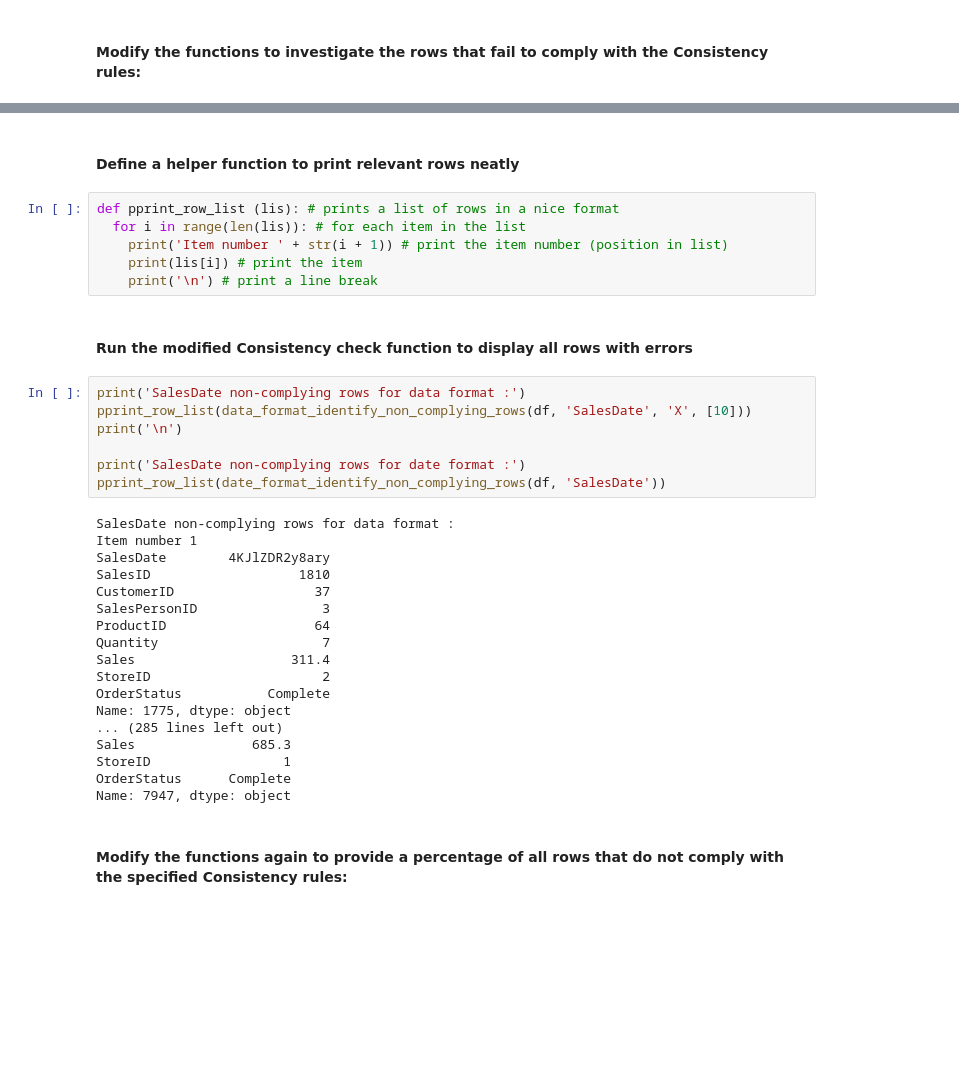
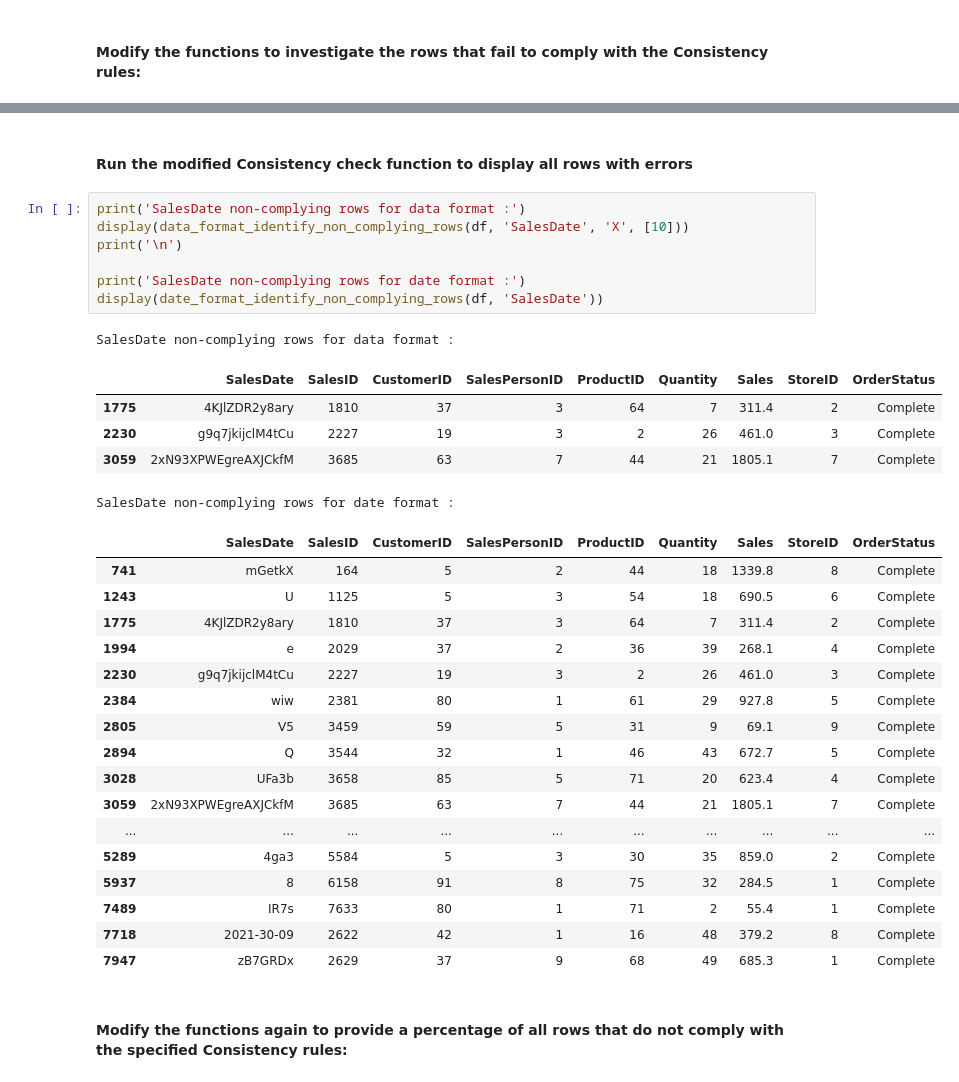
Before and after one commit to elacs/datacon_hands_on, a Jupyter notebook: datacon_hands_on_binder_ran.ipynb, the cells around one changed output, grey strips where cells are left out. Cells and saved outputs as stored; diff of their text form; blank space fills up the shorter version.

```diff
--- a/datacon_hands_on_binder_ran.ipynb
+++ b/datacon_hands_on_binder_ran.ipynb
@@ -250,38 +250,36 @@ def date_format_identify_non_complying_rows (df, column_name): # returns a list
-# %% [markdown]
-#### Define a helper function to print relevant rows neatly
-# %%
-def pprint_row_list (lis): # prints a list of rows in a nice format
-  for i in range(len(lis)): # for each item in the list
-    print('Item number ' + str(i + 1)) # print the item number (position in list)
-    print(lis[i]) # print the item
-    print('\n') # print a line break
 # %% [markdown]
 #### Run the modified **Consistency** check function to display all rows with errors
 # %%
 print('SalesDate non-complying rows for data format :')
-pprint_row_list(data_format_identify_non_complying_rows(df, 'SalesDate', 'X', [10]))
+display(data_format_identify_non_complying_rows(df, 'SalesDate', 'X', [10]))
 print('\n')
 
 print('SalesDate non-complying rows for date format :')
-pprint_row_list(date_format_identify_non_complying_rows(df, 'SalesDate'))
+display(date_format_identify_non_complying_rows(df, 'SalesDate'))
 # %% [output]
 SalesDate non-complying rows for data format :
-Item number 1
-SalesDate        4KJlZDR2y8ary
-SalesID                   1810
-CustomerID                  37
-SalesPersonID                3
-ProductID                   64
-Quantity                     7
-Sales                    311.4
-StoreID                      2
-OrderStatus           Complete
-Name: 1775, dtype: object
-... (285 lines left out)
-Sales               685.3
-StoreID                 1
-OrderStatus      Complete
-Name: 7947, dtype: object
+|  | SalesDate | SalesID | CustomerID | SalesPersonID | ProductID | Quantity | Sales | StoreID | OrderStatus |
+| 1775 | 4KJlZDR2y8ary | 1810 | 37 | 3 | 64 | 7 | 311.4 | 2 | Complete |
+| 2230 | g9q7jkijclM4tCu | 2227 | 19 | 3 | 2 | 26 | 461.0 | 3 | Complete |
+| 3059 | 2xN93XPWEgreAXJCkfM | 3685 | 63 | 7 | 44 | 21 | 1805.1 | 7 | Complete |
+SalesDate non-complying rows for date format :
+|  | SalesDate | SalesID | CustomerID | SalesPersonID | ProductID | Quantity | Sales | StoreID | OrderStatus |
+| 741 | mGetkX | 164 | 5 | 2 | 44 | 18 | 1339.8 | 8 | Complete |
+| 1243 | U | 1125 | 5 | 3 | 54 | 18 | 690.5 | 6 | Complete |
+| 1775 | 4KJlZDR2y8ary | 1810 | 37 | 3 | 64 | 7 | 311.4 | 2 | Complete |
+| 1994 | e | 2029 | 37 | 2 | 36 | 39 | 268.1 | 4 | Complete |
+| 2230 | g9q7jkijclM4tCu | 2227 | 19 | 3 | 2 | 26 | 461.0 | 3 | Complete |
+| 2384 | wiw | 2381 | 80 | 1 | 61 | 29 | 927.8 | 5 | Complete |
+| 2805 | V5 | 3459 | 59 | 5 | 31 | 9 | 69.1 | 9 | Complete |
+| 2894 | Q | 3544 | 32 | 1 | 46 | 43 | 672.7 | 5 | Complete |
+| 3028 | UFa3b | 3658 | 85 | 5 | 71 | 20 | 623.4 | 4 | Complete |
+| 3059 | 2xN93XPWEgreAXJCkfM | 3685 | 63 | 7 | 44 | 21 | 1805.1 | 7 | Complete |
+| ... | ... | ... | ... | ... | ... | ... | ... | ... | ... |
+| 5289 | 4ga3 | 5584 | 5 | 3 | 30 | 35 | 859.0 | 2 | Complete |
+| 5937 | 8 | 6158 | 91 | 8 | 75 | 32 | 284.5 | 1 | Complete |
+| 7489 | IR7s | 7633 | 80 | 1 | 71 | 2 | 55.4 | 1 | Complete |
+| 7718 | 2021-30-09 | 2622 | 42 | 1 | 16 | 48 | 379.2 | 8 | Complete |
+| 7947 | zB7GRDx | 2629 | 37 | 9 | 68 | 49 | 685.3 | 1 | Complete |
 # %% [markdown]
 #### Modify the functions again to provide a percentage of all rows that do not comply with the specified **Consistency** rules:
 # %%
```
Also changed, not shown: parts of 28 cells of this notebook, 1 other file.
